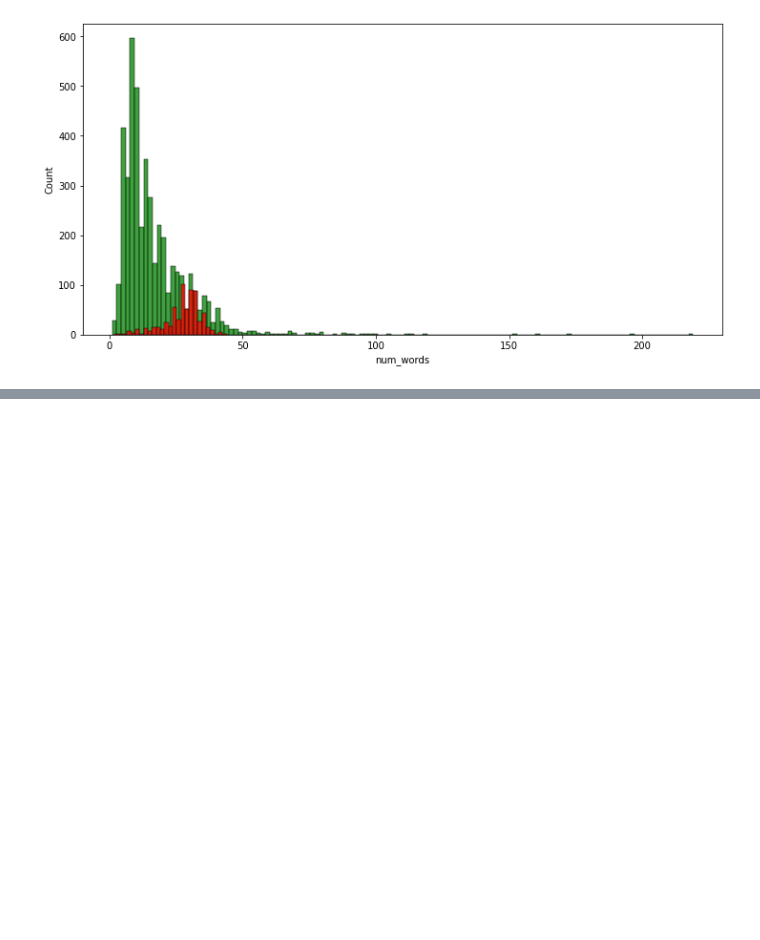
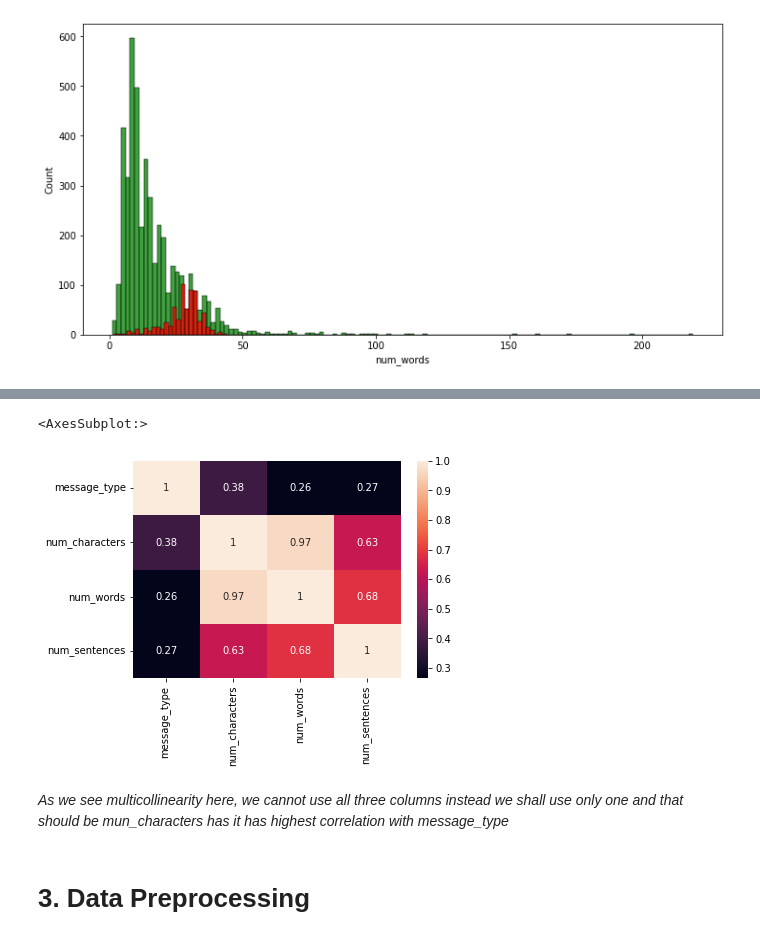
Before and after one commit to RiyaParikh0112/100-Days-of-ML, a Jupyter notebook: sms-spam-classification.ipynb, the cells around one changed output, grey strips where cells are left out. Drawn from its saved outputs; the diff is of its cells as text; code cells hidden in the pictures; blank space fills up the shorter version.

```diff
--- a/sms-spam-classification.ipynb
+++ b/sms-spam-classification.ipynb
@@ -276,0 +294,10 @@ sns.histplot(df[df['message_type']==1]['num_words'],color='red')
+# %%
+#plotting a heatmap for the correlation
+sns.heatmap(df.corr(),annot=True)
+# %% [output]
+<AxesSubplot:>
+[figure, added]
+# %% [markdown]
+*As we see multicollinearity here, we cannot use all three columns instead we shall use only one and that should be mun_characters has it has highest correlation with message_type*
+# %% [markdown]
+# 3. Data Preprocessing
```
Also changed, not shown: parts of 15 cells of this notebook.
